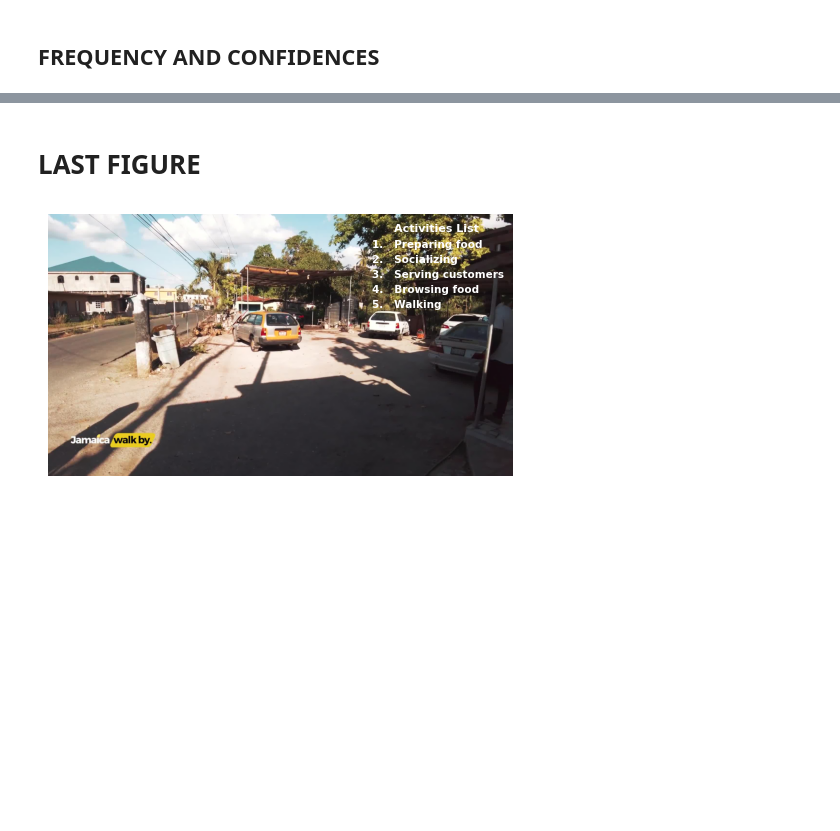
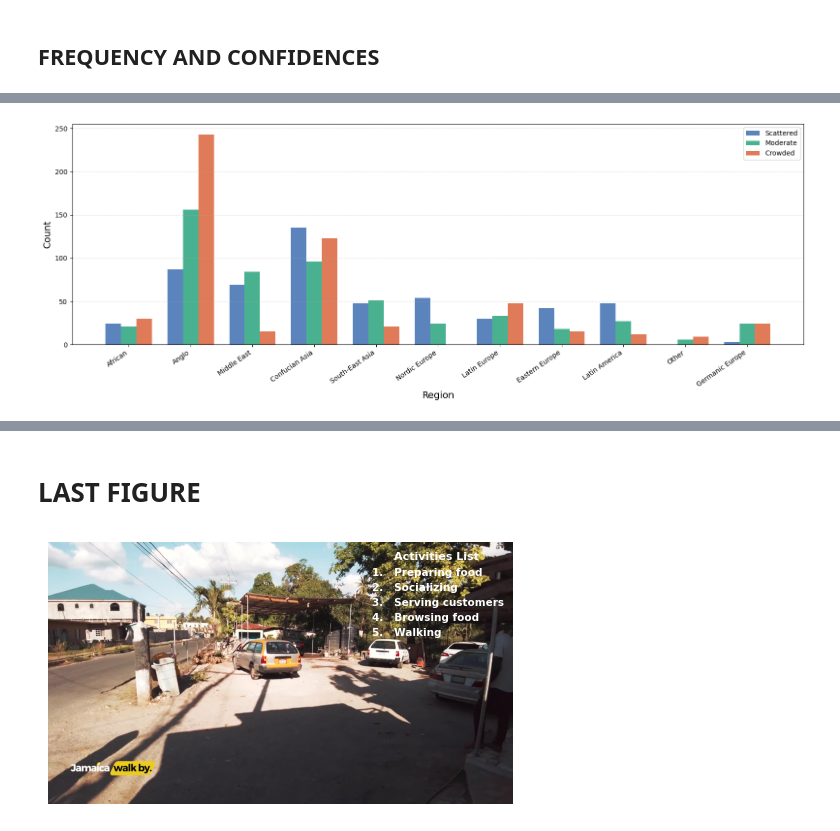
Before and after one commit to Artcs1/web_annotation_tool, a Jupyter notebook: notebooks/merge_annotations.ipynb, the cells around one changed output, grey strips where cells are left out. Drawn from its saved outputs; the diff is of its cells as text; code cells hidden in the pictures; blank space fills up the shorter version.

```diff
--- a/notebooks/merge_annotations.ipynb
+++ b/notebooks/merge_annotations.ipynb
@@ -422,0 +847,69 @@ plt.show()
+# %%
+import matplotlib.pyplot as plt
+import numpy as np
+from collections import defaultdict
+
+
+# Custom colors and alpha
+colors = {
+    1: ("#3266ad", 0.80),  # Blue
+    2: ("#1D9E75", 0.80),  # Green
+    3: ("#D85A30", 0.80),  # Orange
+}
+
+# Regions
+regions = list(region_density.keys())
+
+# Density groups
+low_density = [region_density[r][0] for r in regions]
+medium_density = [region_density[r][1] for r in regions]
+high_density = [region_density[r][2] for r in regions]
+
+# X positions
+x = np.arange(len(regions))
+width = 0.25
+# Figure
+fig, ax = plt.subplots(figsize=(16, 6))
+
+# Bars
+ax.bar(
+    x - width,
+    low_density,
+    width,
+    label='Scattered',
+    color=colors[1][0],
+    alpha=colors[1][1]
+)
+ax.bar(
+    x,
+    medium_density,
+    width,
+    label='Moderate',
+    color=colors[2][0],
+    alpha=colors[2][1]
+)
+ax.bar(
+    x + width,
+    high_density,
+    width,
+    label='Crowded',
+    color=colors[3][0],
+    alpha=colors[3][1]
+)
+
+# Labels
+#ax.set_title('Crowd Density by Region', fontsize=18)
+ax.set_xlabel('Region', fontsize=14)
+ax.set_ylabel('Count', fontsize=14)
+ax.set_xticks(x)
+ax.set_xticklabels(regions, rotation=35, ha='right')
+ax.grid(axis='y', linestyle='--', alpha=0.4)
+ax.legend()
+plt.tight_layout()
+plt.savefig(
+    "../results/fig_annotations/crowd_density_by_region.pdf",
+    format="pdf", bbox_inches="tight", dpi=150
+)
+plt.show()
+# %% [output]
+[figure, added]
```
Also changed, not shown: parts of 9 cells of this notebook, 12 other files.
